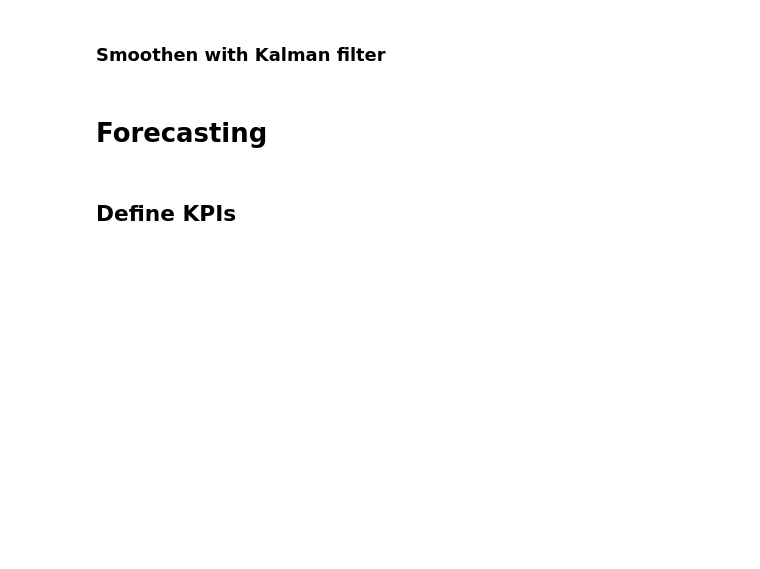
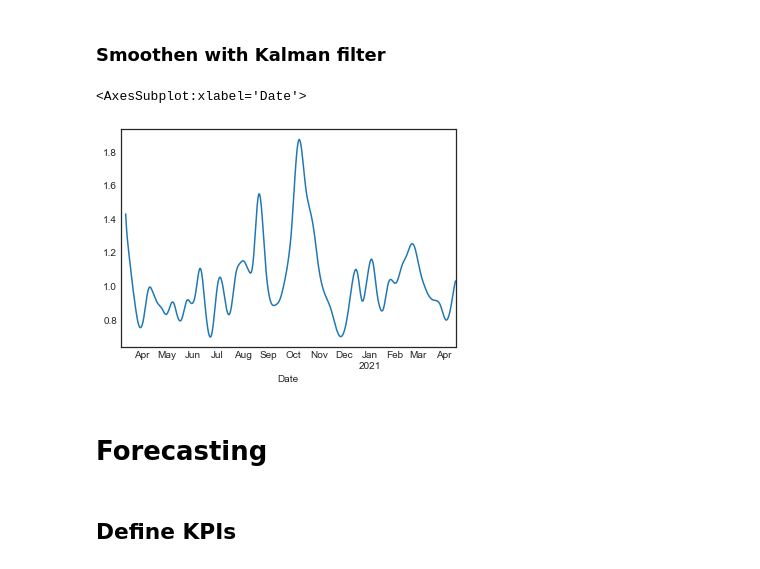
Before and after one commit to filipkrasniqi/networkcovid, a Jupyter notebook: Filip/results.ipynb, the cells around one changed output. Drawn from its saved outputs; the diff is of its cells as text; code cells hidden in the pictures; blank space fills up the shorter version.

Commit message:
Ran some new plots

```diff
--- a/Filip/results.ipynb
+++ b/Filip/results.ipynb
@@ -64,6 +64,7 @@ import copy
 to_sum_KPIs = ['totale_casi_giornalieri', 'terapia_intensiva_giornalieri', 'terapia_intensiva', 'nuovi_positivi', 'tamponi_giornalieri']
 covidKPIsPrecompute = ['%pos']+to_sum_KPIs
 trafficKPIsPrecompute = ['Handover', 'Download vol.', 'Upload vol.', '#Users']
+covidKPIsToSmoothen = ['R_mean']
 
 # sums regions such as trento + bolzano
 def sumRegions(df, dateCol = 'Date', regionCol='Regione', cols = to_sum_KPIs, region1 = "P.A. Bolzano", region2 = "P.A. Trento", regionNew = "Trentino-Alto Adige"):
@@ -170,7 +171,7 @@ regions = df_covid.Regione.unique()
 ### Compute Rt
 # %%
 dfs = []
-path_covid_predictions="{}predictions/covid.pkl".format(saved)
+path_covid_predictions="{}predictions/covid_ma.pkl".format(saved)
 if recompute_rt:
     for r in regions:
         print("REGIONE: {}".format(r))
@@ -379,8 +380,33 @@ if recompute_MA:
 
         df_traffic_predictions["{}_MA".format(trafficKPI)] = pd.concat(dfs_current_kpi)['smooth']
         df_traffic_predictions.to_pickle(path_traffic_predictions)
+    for covidKPI in covidKPIsToSmoothen:
+        #current_df_kalman = pd.DataFrame({"{}_smoothened".format(trafficKPI): []})
+        dfs_current_kpi = []
+        for region in regions:
+            series = df_covid_predictions.xs(region, level='Regione')[covidKPI]
+            # t = 21/03 -> current_series = series[:t] -> .em(current_series) -> features_for_day_t = smooth(current_series)
+            rolling_amount = 7
+            series_ma = series.rolling(rolling_amount).mean()
+
+            #series_ma = series_ma.loc[(series_ma.index<start_date_unavailable)|(series_ma.index>=end_date_unavailable+pd.Timedelta(days=rolling_amount))]
+
+            df_region_kpi = pd.DataFrame({"noisy": series})
+            df_region_kpi['smooth'] = series_ma
+            df_region_kpi['Regione'] = region
+            df_region_kpi.reset_index(inplace=True)
+            df_region_kpi.set_index(['Date', 'Regione'], inplace=True)
+            dfs_current_kpi.append(df_region_kpi)
+
+        df_covid_predictions["{}_MA".format(covidKPI)] = pd.concat(dfs_current_kpi)['smooth']
+        df_covid_predictions.to_pickle(path_covid_predictions)
 else:
-    df_traffic_predictions = pd.read_pickle(path_traffic_predictions)
+    df_covid_predictions = pd.read_pickle(path_covid_predictions)
+# %%
+df_covid_predictions.xs('Lombardia', level='Regione')['R_mean_MA'].plot()
+# %% [output]
+<AxesSubplot:xlabel='Date'>
+[figure, added]
 # %% [markdown]
 # Forecasting
 # %% [markdown]
```
Also changed, not shown: parts of 6 cells of this notebook, 1 other file.
